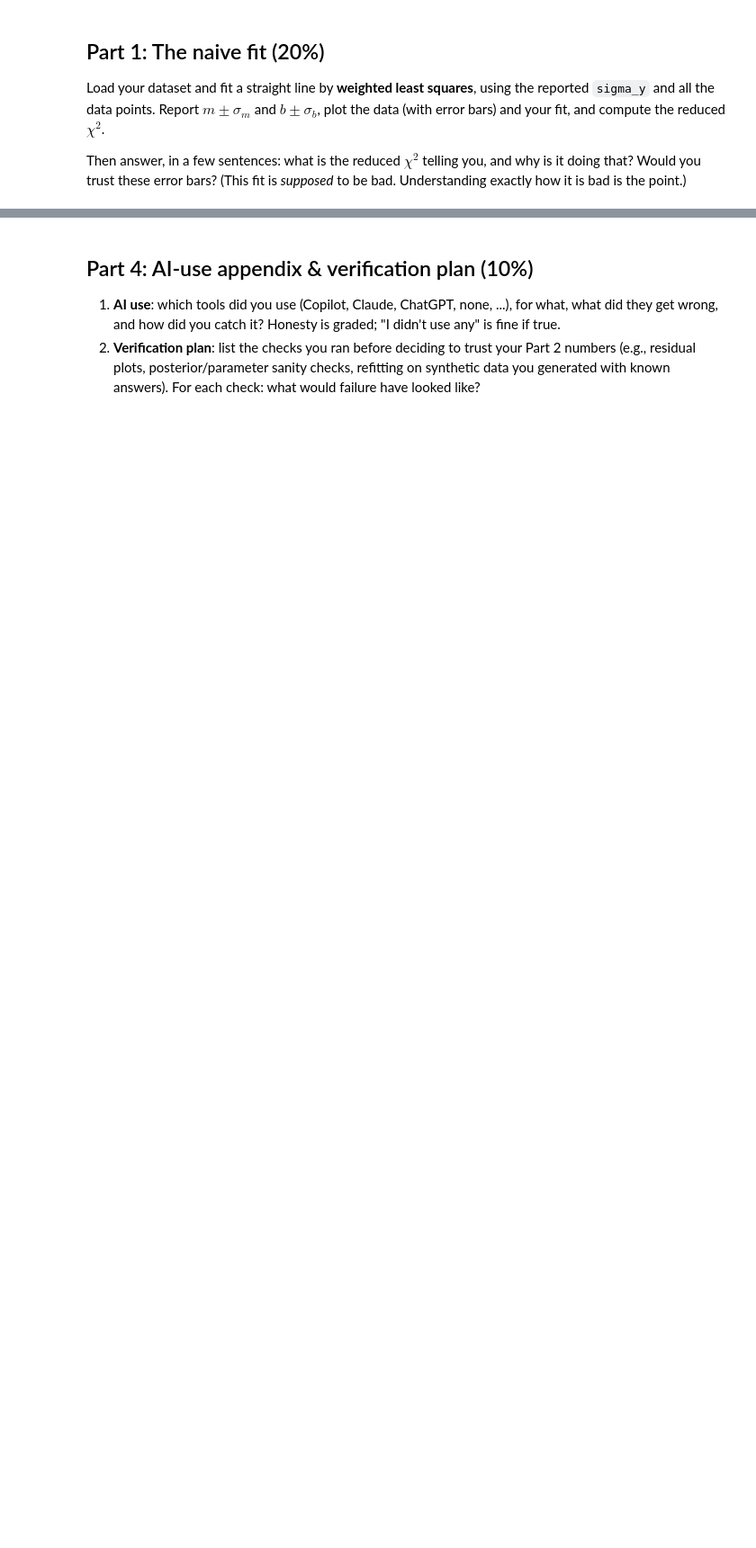
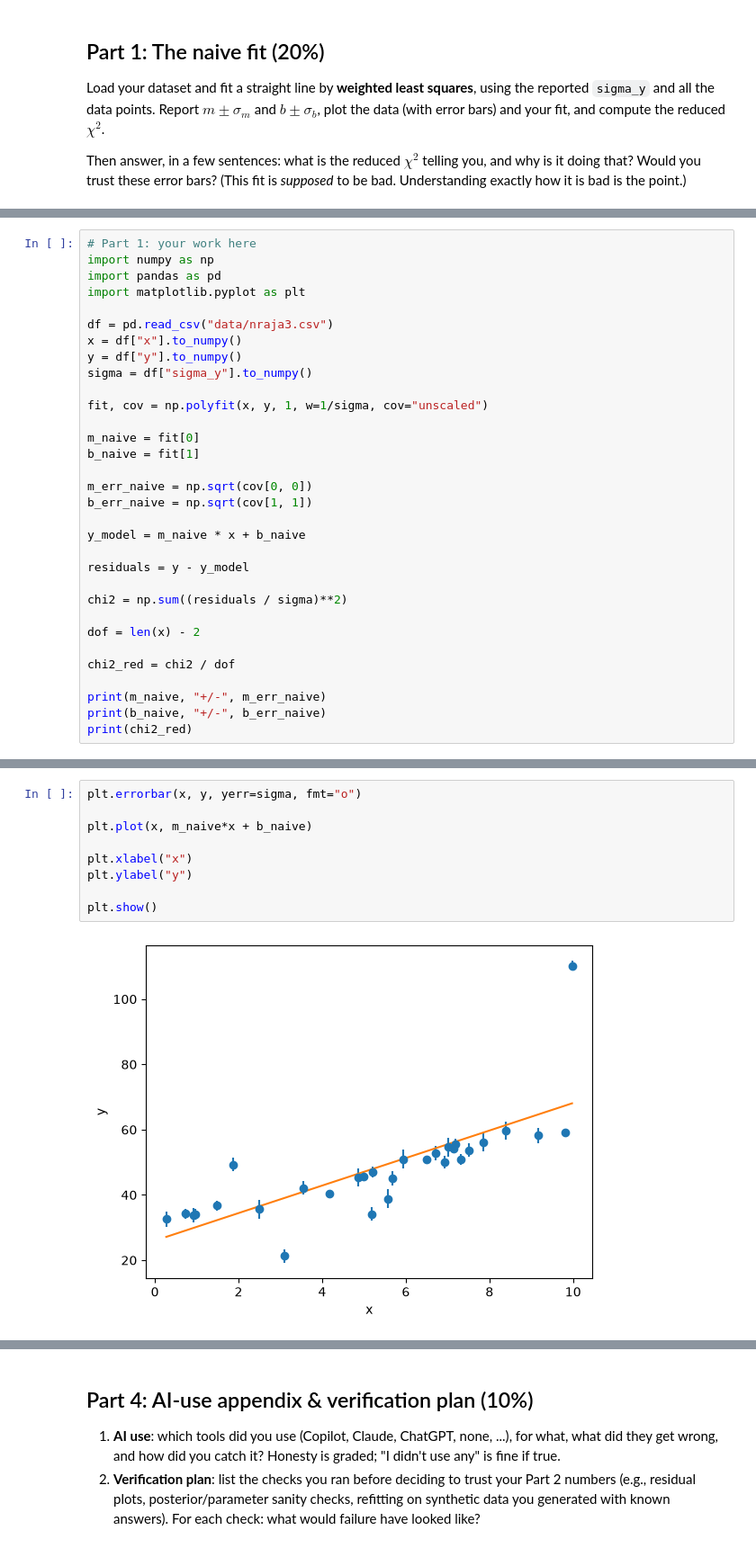
Before and after one commit to gnarayan/ast457_2026_Fall, a Jupyter notebook: submissions/nraja3/lab01.ipynb, the cells around one changed output, grey strips where cells are left out. Shown at 90% size. Cells and saved outputs as stored; diff of their text form; blank space fills up the shorter version.

```diff
--- a/submissions/nraja3/lab01.ipynb
+++ b/submissions/nraja3/lab01.ipynb
@@ -37,0 +32,32 @@ exactly how it is bad is the point.)
+# %%
+# Part 1: your work here
+import numpy as np
+import pandas as pd
+import matplotlib.pyplot as plt
+
+df = pd.read_csv("data/nraja3.csv")
+x = df["x"].to_numpy()
+y = df["y"].to_numpy()
+sigma = df["sigma_y"].to_numpy()
+
+fit, cov = np.polyfit(x, y, 1, w=1/sigma, cov="unscaled")
+
+m_naive = fit[0]
+b_naive = fit[1]
+
+m_err_naive = np.sqrt(cov[0, 0])
+b_err_naive = np.sqrt(cov[1, 1])
+
+y_model = m_naive * x + b_naive
+
+residuals = y - y_model
+
+chi2 = np.sum((residuals / sigma)**2)
+
+dof = len(x) - 2
+
+chi2_red = chi2 / dof
+
+print(m_naive, "+/-", m_err_naive)
+print(b_naive, "+/-", b_err_naive)
+print(chi2_red)
@@ -37,0 +68,11 @@ exactly how it is bad is the point.)
+# %%
+plt.errorbar(x, y, yerr=sigma, fmt="o")
+
+plt.plot(x, m_naive*x + b_naive)
+
+plt.xlabel("x")
+plt.ylabel("y")
+
+plt.show()
+# %% [output]
+[figure, added]
```
Also changed, not shown: parts of 20 cells of this notebook.
